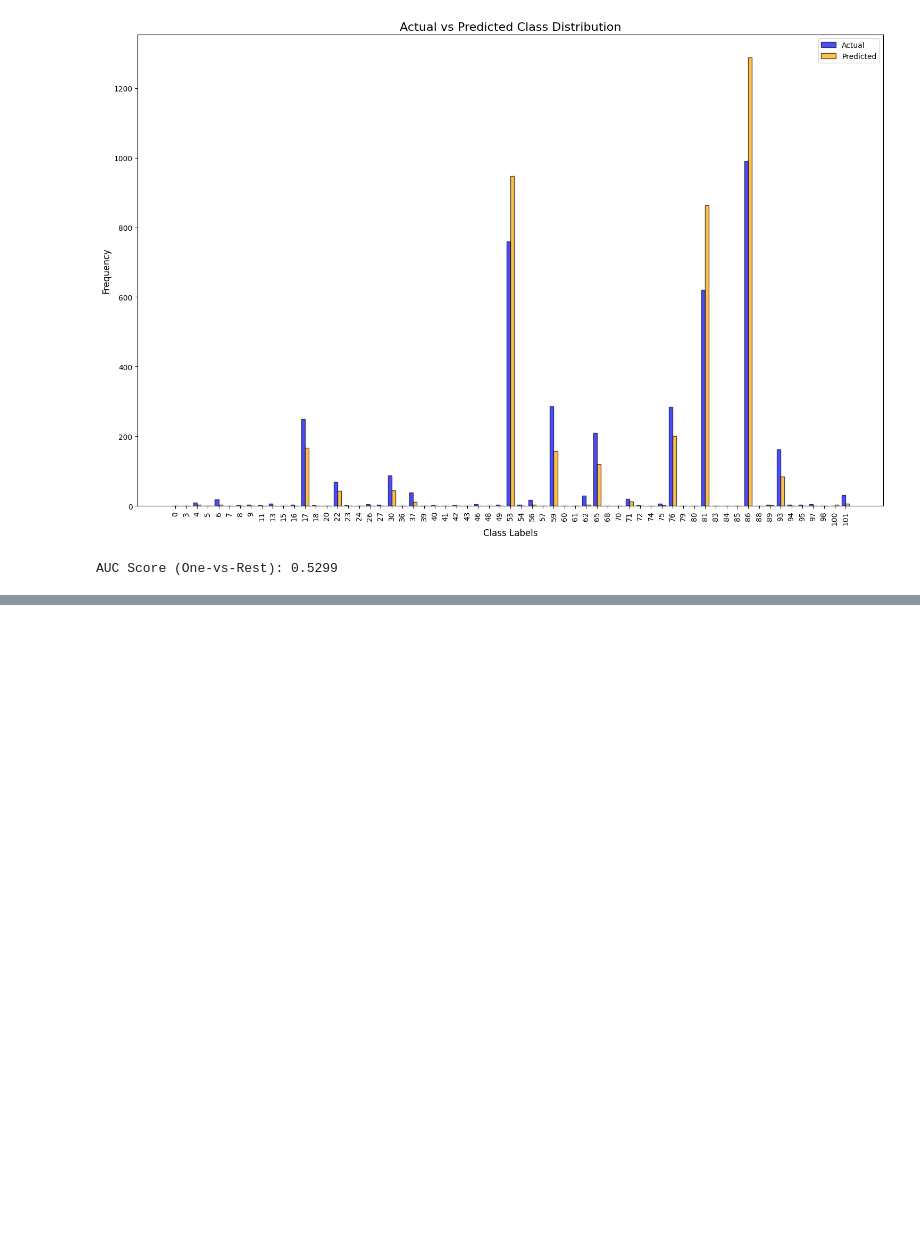
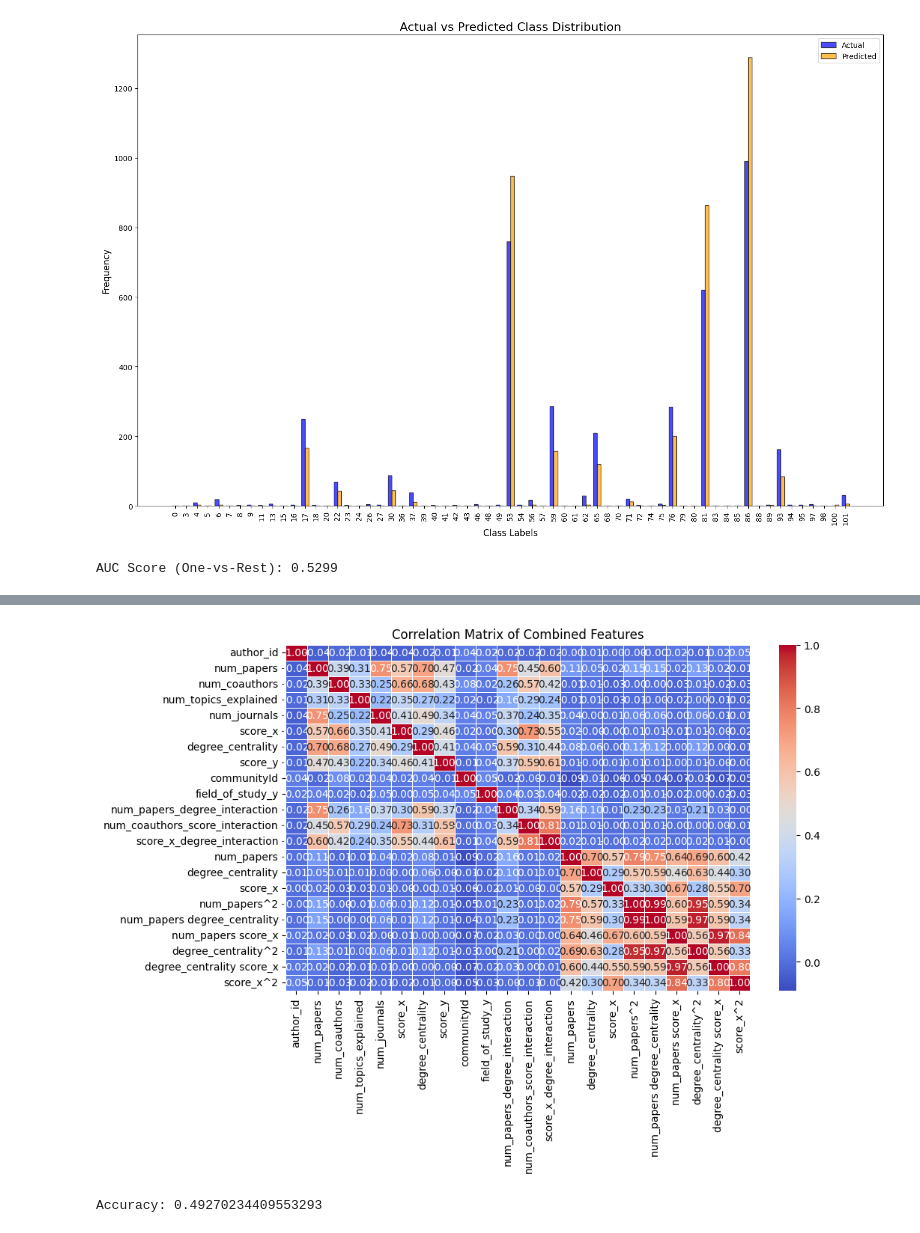
Before and after one commit to shaaf-f/Node-Classification-and-Link-Prediction-Project, a Jupyter notebook: nodeclassification.ipynb, the cells around one changed output, grey strips where cells are left out. Drawn from its saved outputs; the diff is of its cells as text; code cells hidden in the pictures; blank space fills up the shorter version.

Commit message:
updated with graph features

```diff
--- a/nodeclassification.ipynb
+++ b/nodeclassification.ipynb
@@ -222,0 +370,14 @@ AUC Score (One-vs-Rest): 0.5299
+# %%
+# Start by merging PageRank results with Degree Centrality
+df_combined = pd.merge(page_rank_results, degree_centrality_results, on='author_id', how='outer')
+
+# Merge Betweenness Centrality with the combined DataFrame
+df_combined = pd.merge(df_combined, betweenness_results, on='author_id', how='outer')
+
+# Merge Louvain Community Detection
+df_combined = pd.merge(df_combined, louvain_results, on='author_id', how='outer')
+
+df_combined = pd.merge(df, df_combined, on='author_id', how='inner')
+
+# Check the result after merging all features
+df_combined.head()
@@ -222,0 +425,17 @@ AUC Score (One-vs-Rest): 0.5299
+# %%
+from sklearn.preprocessing import StandardScaler
+
+# List the columns to scale
+columns_to_scale = ['score_x', 'degree_centrality', 'score_y', 'communityId']
+
+# Initialize the StandardScaler
+scaler = StandardScaler()
+
+# Make a copy of df_combined to preserve the original data
+df_combined_scaled = df_combined.copy()
+
+# Fit and transform only the selected columns
+df_combined_scaled[columns_to_scale] = scaler.fit_transform(df_combined_scaled[columns_to_scale])
+
+# Check the scaled DataFrame
+print(df_combined_scaled.head())
@@ -222,0 +456,14 @@ AUC Score (One-vs-Rest): 0.5299
+# %%
+# Check correlation between features
+corr_matrix = df_combined_scaled.corr()
+
+# Plot the correlation matrix
+import seaborn as sns
+import matplotlib.pyplot as plt
+
+plt.figure(figsize=(10, 6))
+sns.heatmap(corr_matrix, annot=True, cmap='coolwarm', fmt='.2f', linewidths=0.5)
+plt.title('Correlation Matrix of Combined Features')
+plt.show()
+# %% [output]
+[figure, added]
@@ -222,0 +480,17 @@ AUC Score (One-vs-Rest): 0.5299
+# %%
+from sklearn.ensemble import RandomForestClassifier
+from sklearn.metrics import classification_report, accuracy_score
+
+# Initialize the Random Forest model
+model = RandomForestClassifier(random_state=42)
+
+# Train the model
+model.fit(X_train, y_train)
+
+# Predict on the test set
+y_pred = model.predict(X_test)
+
+# Evaluate the model
+print("Accuracy:", accuracy_score(y_test, y_pred))
+# %% [output]
+Accuracy: 0.49270234409553293
```
Also changed, not shown: parts of 18 cells of this notebook.
